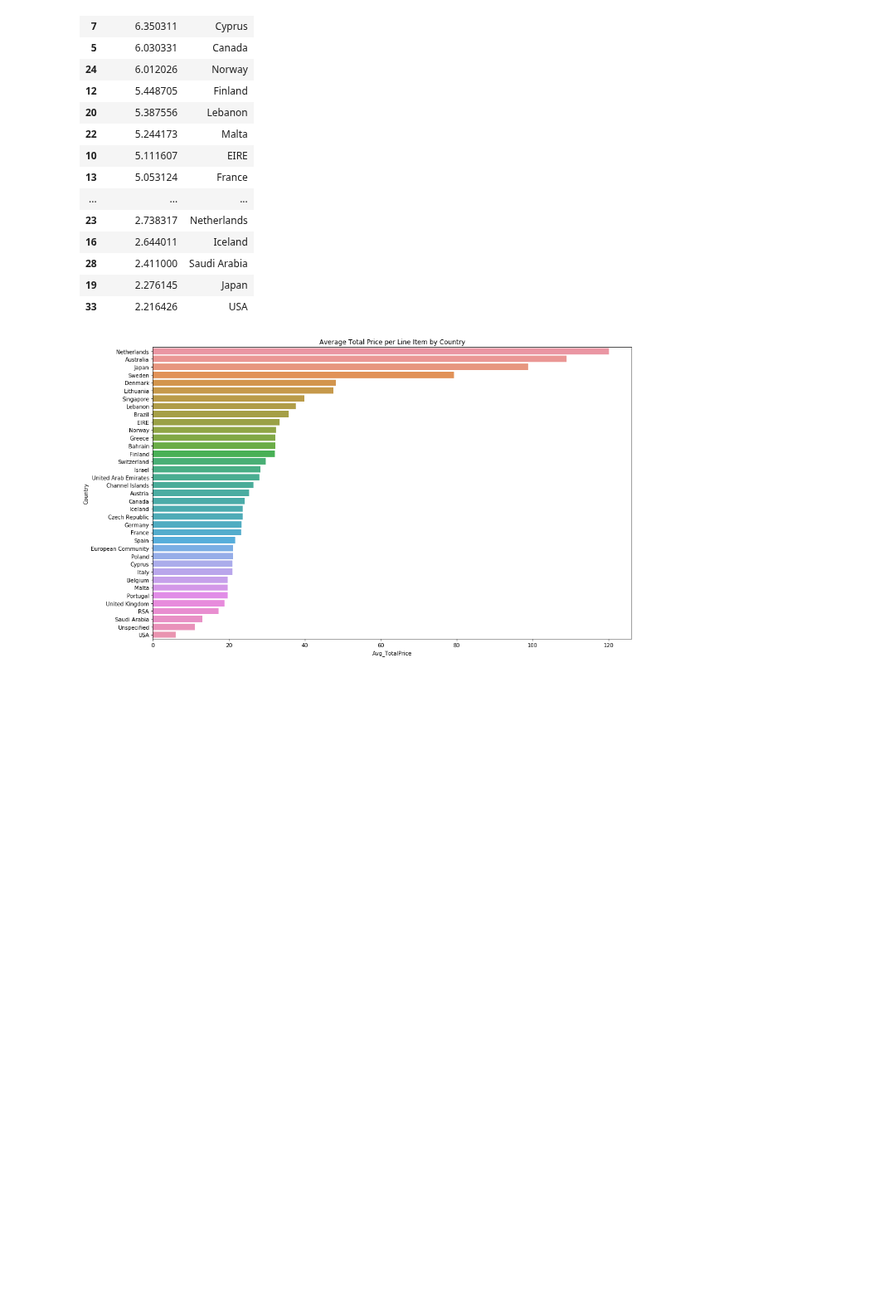
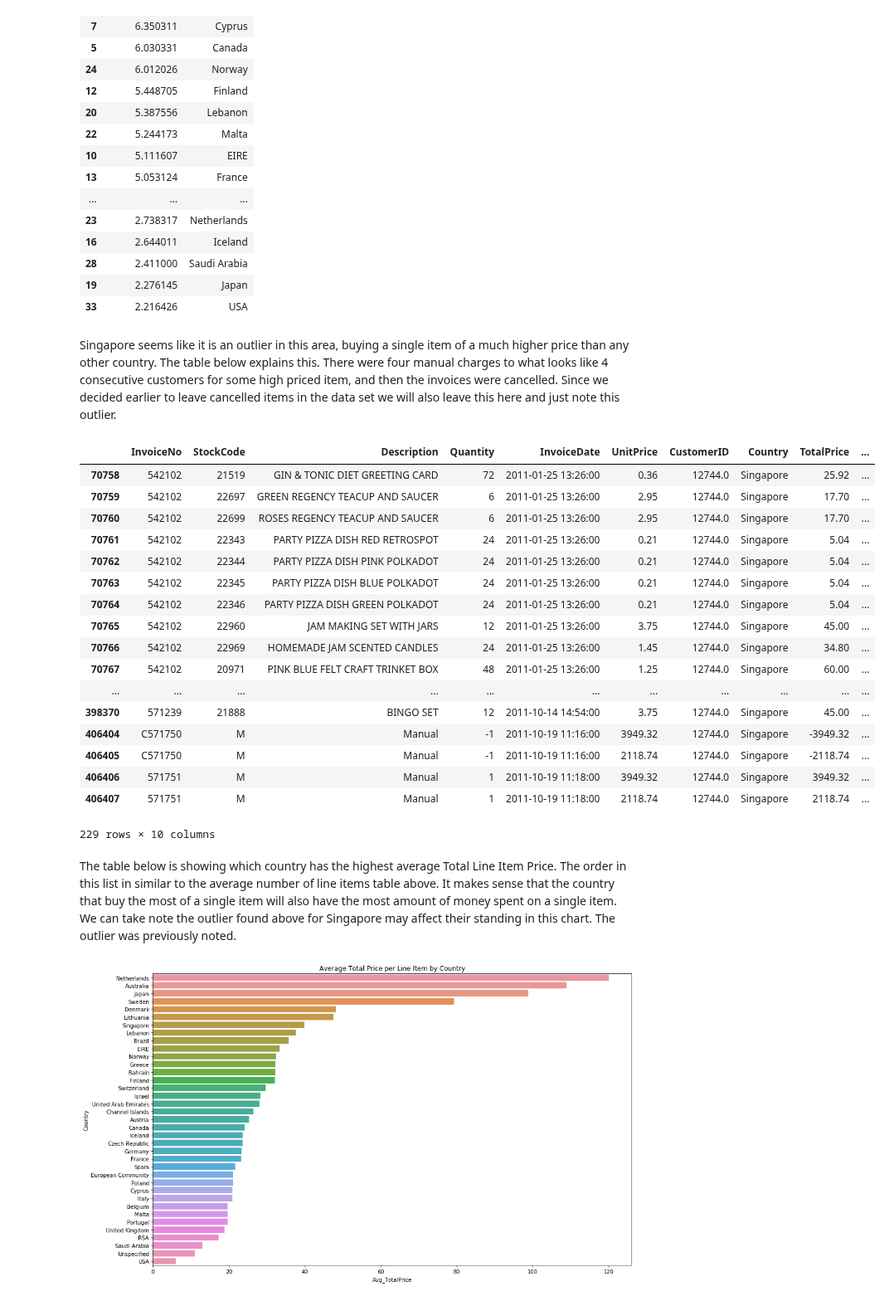
Before and after one commit to stmillett/MSDS7331_NorthCarolinaDataset, a Jupyter notebook: Lab3/Data Mining Lab3-2.ipynb, the cells around one changed output. Shown at 83% size. Cells and saved outputs as stored; diff of their text form; code cells hidden in the pictures; blank space fills up the shorter version.

```diff
--- a/Lab3/Data Mining Lab3-2.ipynb
+++ b/Lab3/Data Mining Lab3-2.ipynb
@@ -400,6 +423,31 @@ display(count_by_country[['Avg_UnitPrice', 'Country']])
 | 28 | 2.411000 | Saudi Arabia |
 | 19 | 2.276145 | Japan |
 | 33 | 2.216426 | USA |
+# %% [markdown]
+Singapore seems like it is an outlier in this area, buying a single item of a much higher price than any other country.  The table below explains this. There were four manual charges to what looks like 4 consecutive customers for some high priced item, and then the invoices were cancelled.  Since we decided earlier to leave cancelled items in the data set we will also leave this here and just note this outlier.
+# %%
+display (marketing_data.loc[(marketing_data['Country']=='Singapore')])
+# %% [output]
+|  | InvoiceNo | StockCode | Description | Quantity | InvoiceDate | UnitPrice | CustomerID | Country | TotalPrice | ... |
+| 70758 | 542102 | 21519 | GIN & TONIC DIET GREETING CARD | 72 | 2011-01-25 13:26:00 | 0.36 | 12744.0 | Singapore | 25.92 | ... |
+| 70759 | 542102 | 22697 | GREEN REGENCY TEACUP AND SAUCER | 6 | 2011-01-25 13:26:00 | 2.95 | 12744.0 | Singapore | 17.70 | ... |
+| 70760 | 542102 | 22699 | ROSES REGENCY TEACUP AND SAUCER | 6 | 2011-01-25 13:26:00 | 2.95 | 12744.0 | Singapore | 17.70 | ... |
+| 70761 | 542102 | 22343 | PARTY PIZZA DISH RED RETROSPOT | 24 | 2011-01-25 13:26:00 | 0.21 | 12744.0 | Singapore | 5.04 | ... |
+| 70762 | 542102 | 22344 | PARTY PIZZA DISH PINK POLKADOT | 24 | 2011-01-25 13:26:00 | 0.21 | 12744.0 | Singapore | 5.04 | ... |
+| 70763 | 542102 | 22345 | PARTY PIZZA DISH BLUE POLKADOT | 24 | 2011-01-25 13:26:00 | 0.21 | 12744.0 | Singapore | 5.04 | ... |
+| 70764 | 542102 | 22346 | PARTY PIZZA DISH GREEN POLKADOT | 24 | 2011-01-25 13:26:00 | 0.21 | 12744.0 | Singapore | 5.04 | ... |
+| 70765 | 542102 | 22960 | JAM MAKING SET WITH JARS | 12 | 2011-01-25 13:26:00 | 3.75 | 12744.0 | Singapore | 45.00 | ... |
+| 70766 | 542102 | 22969 | HOMEMADE JAM SCENTED CANDLES | 24 | 2011-01-25 13:26:00 | 1.45 | 12744.0 | Singapore | 34.80 | ... |
+| 70767 | 542102 | 20971 | PINK BLUE FELT CRAFT TRINKET BOX | 48 | 2011-01-25 13:26:00 | 1.25 | 12744.0 | Singapore | 60.00 | ... |
+| ... | ... | ... | ... | ... | ... | ... | ... | ... | ... | ... |
+| 398370 | 571239 | 21888 | BINGO SET | 12 | 2011-10-14 14:54:00 | 3.75 | 12744.0 | Singapore | 45.00 | ... |
+| 406404 | C571750 | M | Manual | -1 | 2011-10-19 11:16:00 | 3949.32 | 12744.0 | Singapore | -3949.32 | ... |
+| 406405 | C571750 | M | Manual | -1 | 2011-10-19 11:16:00 | 2118.74 | 12744.0 | Singapore | -2118.74 | ... |
+| 406406 | 571751 | M | Manual | 1 | 2011-10-19 11:18:00 | 3949.32 | 12744.0 | Singapore | 3949.32 | ... |
+| 406407 | 571751 | M | Manual | 1 | 2011-10-19 11:18:00 | 2118.74 | 12744.0 | Singapore | 2118.74 | ... |
+229 rows × 10 columns
+# %% [markdown]
+The table below is showing which country has the highest average Total Line Item Price.  The order in this list in similar to the average number of line items table above. It makes sense that the country that buy the most of a single item will also have the most amount of money spent on a single item. We can take note the outlier found above for Singapore may affect their standing in this chart.  The outlier was previously noted.
 # %%
 count_by_country.sort_values(by=['Avg_TotalPrice'],ascending=False,inplace=True)
 avg_sale = count_by_country['Avg_TotalPrice']
```
Also changed, not shown: parts of 37 cells of this notebook.
